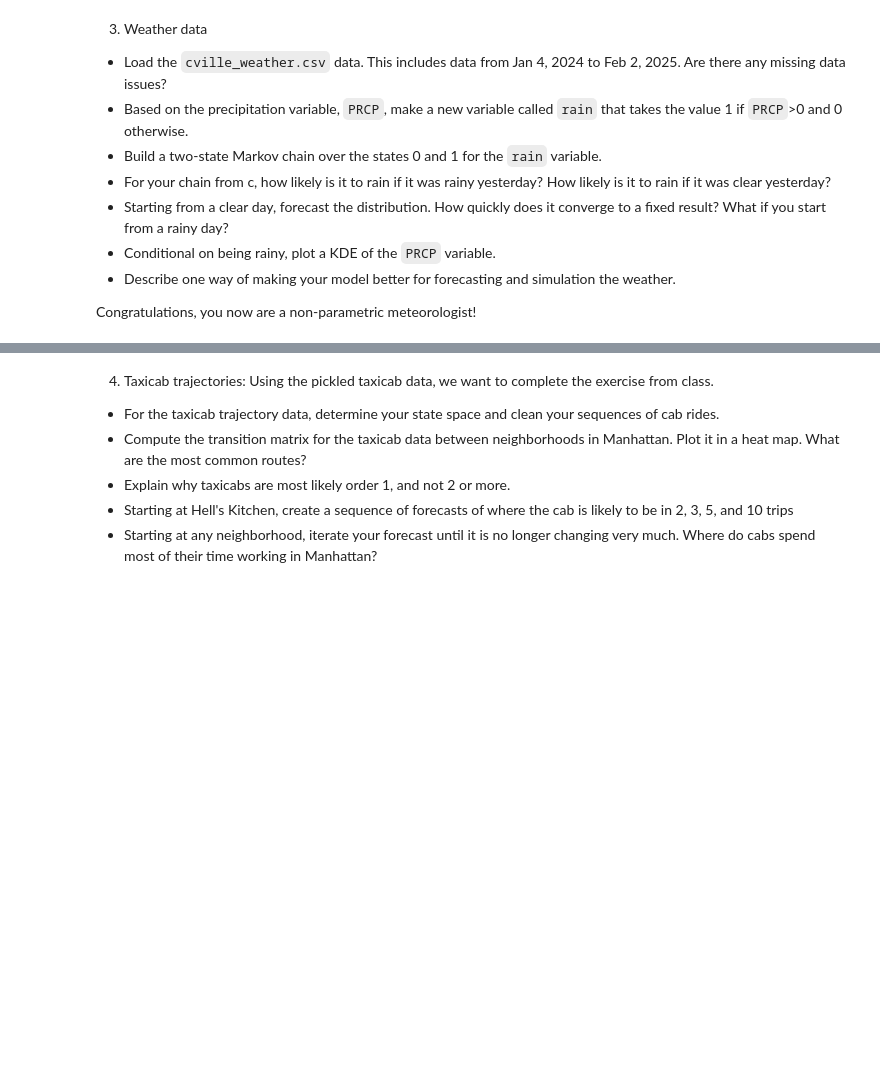
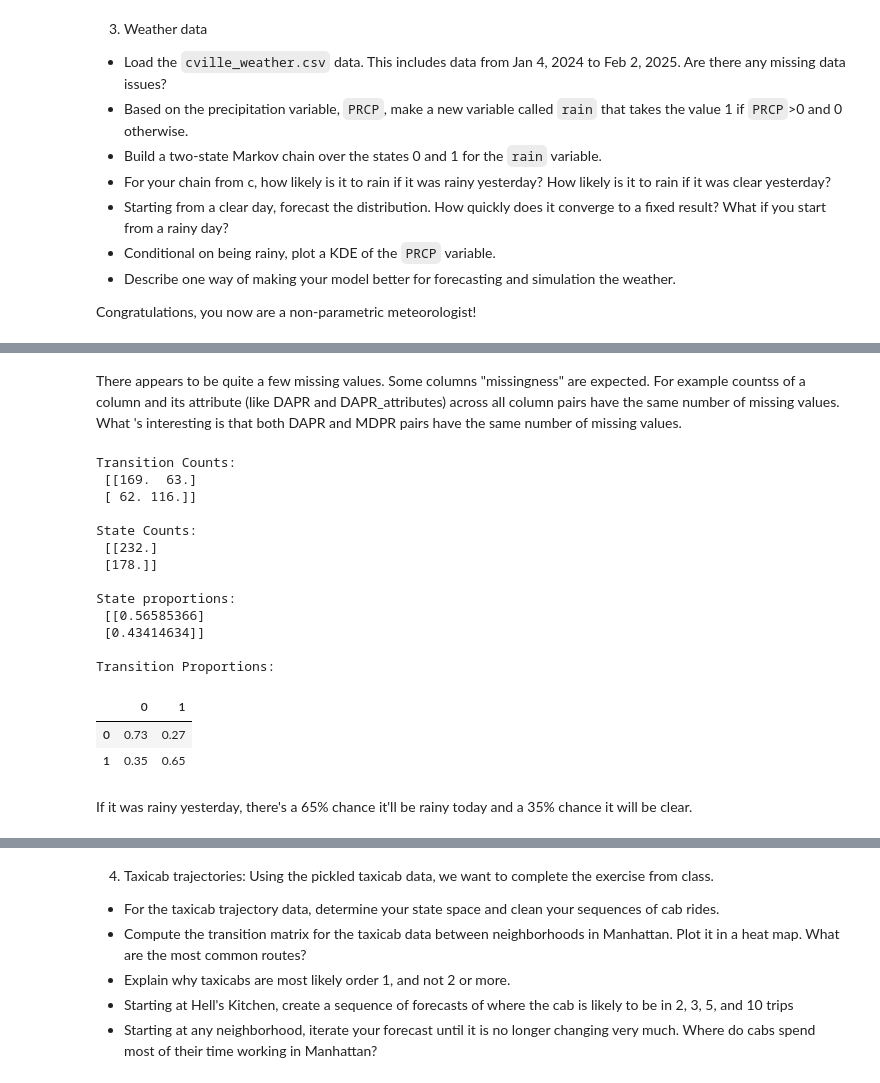
Before and after one commit to rde6mn/understanding_uncertainty_assignments, a Jupyter notebook: assignment_5.ipynb, the cells around one changed output, grey strips where cells are left out. Drawn from its saved outputs; the diff is of its cells as text; code cells hidden in the pictures; blank space fills up the shorter version.

```diff
--- a/assignment_5.ipynb
+++ b/assignment_5.ipynb
@@ -338,0 +356,2 @@ weather = pd.read_csv('cville_weather.csv')
+# %% [markdown]
+There appears to be quite a few missing values. Some columns "missingness" are expected. For example countss of a column and its attribute (like DAPR and DAPR_attributes) across all column pairs have the same number of missing values. What 's interesting is that both DAPR and MDPR pairs have the same number of missing values.
@@ -338,0 +360,56 @@ weather = pd.read_csv('cville_weather.csv')
+# %%
+states = [0,1]
+seq = weather['rain']
+# %%
+## Create a S X S transition matrix, and find the transition counts:
+S = len(states)
+T = len(seq)
+tr_counts = np.zeros( (S, S) )
+
+for t in range(1,T): # For each transition
+    # Current and next tokens:
+    x_tm1 = seq[t-1] # previous state
+    x_t = seq[t] # current state
+    # Determine transition indices:
+    index_from = states.index(x_tm1)
+    index_to = states.index(x_t)
+    # Update transition counts:
+    tr_counts[index_to, index_from] += 1
+
+print(f'\nTransition Counts:\n {tr_counts}')
+
+# Sum the transition counts by row:
+sums = tr_counts.sum(axis=1, keepdims=True)
+print(f'\nState Counts: \n {sums}')
+
+# Sum the transition counts by row:
+print(f'\nState proportions: \n {sums/np.sum(sums)}')
+
+# Normalize the transition count matrix to get proportions:
+tr_pr = np.divide(tr_counts, sums,
+                            out=np.zeros_like(tr_counts),
+                            where= sums!=0)
+
+tr_pr_1 = tr_pr # Save transition matrix for later
+
+print(f'\nTransition Proportions:')
+pd.DataFrame(np.round(tr_pr,2), index=states, columns=states)
+# %% [output]
+Transition Counts:
+ [[169.  63.]
+ [ 62. 116.]]
+
+State Counts:
+ [[232.]
+ [178.]]
+
+State proportions:
+ [[0.56585366]
+ [0.43414634]]
+
+Transition Proportions:
+|  | 0 | 1 |
+| 0 | 0.73 | 0.27 |
+| 1 | 0.35 | 0.65 |
+# %% [markdown]
+If it was rainy yesterday, there's a 65% chance it'll be rainy today and a 35% chance it will be clear.
```
Also changed, not shown: parts of 9 cells of this notebook.
